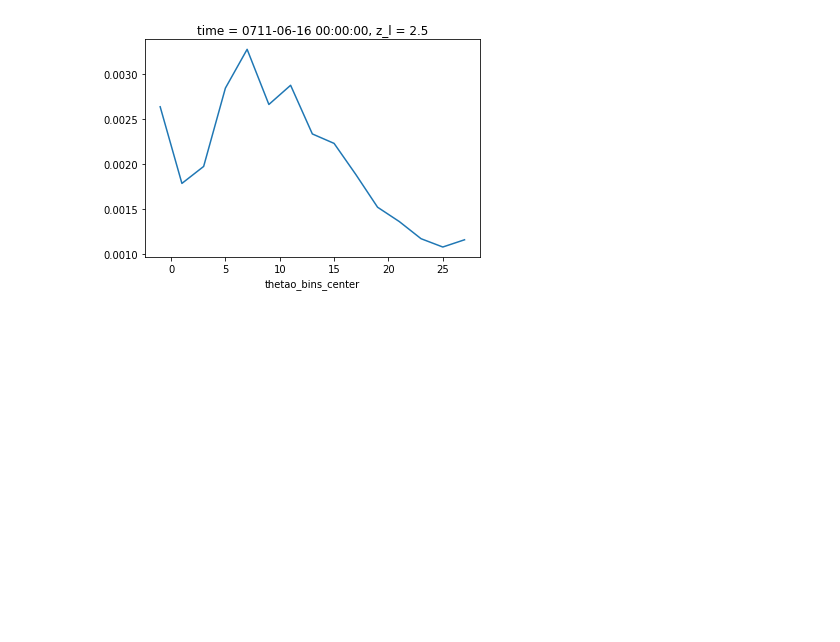
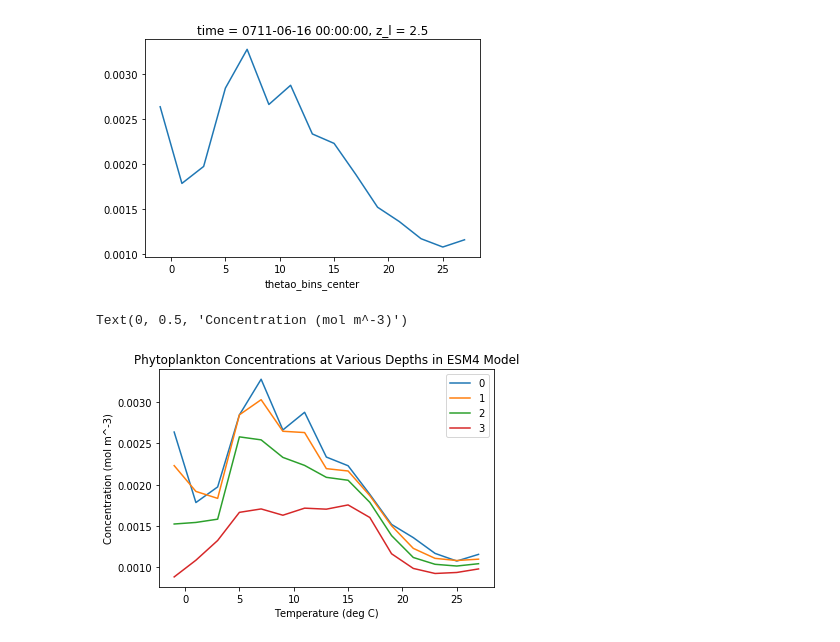
Before and after one commit to mlexaathews/wmt_bgc, a Jupyter notebook: volume_weighted_mean_script.ipynb, the cells around one changed output. Drawn from its saved outputs; the diff is of its cells as text; code cells hidden in the pictures; blank space fills up the shorter version.

Commit message:
New graphs!

```diff
--- a/volume_weighted_mean_script.ipynb
+++ b/volume_weighted_mean_script.ipynb
@@ -106,0 +132,23 @@ p_vmean.plot()
+# %%
+## We have to make a loop for the different depths that we want
+## In my experience doing this, the depth levels between 0 and 3 are in the same range of significant figures on the y-axis
+## Any depth level higher than 3 would make the line on the graph appear really flat
+## I personally think any depth level after 3 would be unneccessary but I'm not 100% sure on this
+
+
+for z in (0,1,2,3):
+
+    pV_in_theta = df.pV.isel(time=5,z_l=z).groupby_bins('thetao',theta_bins)
+    V_in_theta = df.volcello.isel(time=5,z_l=z).groupby_bins('thetao',theta_bins)
+
+    p_vmean = pV_in_theta.sum(xr.ALL_DIMS)/V_in_theta.sum(xr.ALL_DIMS)
+
+    p_vmean.plot(label= '%s' % z)
+
+plt.title('Phytoplankton Concentrations at Various Depths in ESM4 Model')
+plt.legend()
+plt.xlabel('Temperature (deg C)')
+plt.ylabel('Concentration (mol m^-3)')
+# %% [output]
+Text(0, 0.5, 'Concentration (mol m^-3)')
+[figure, added]
```
Also changed, not shown: parts of 3 cells of this notebook.
